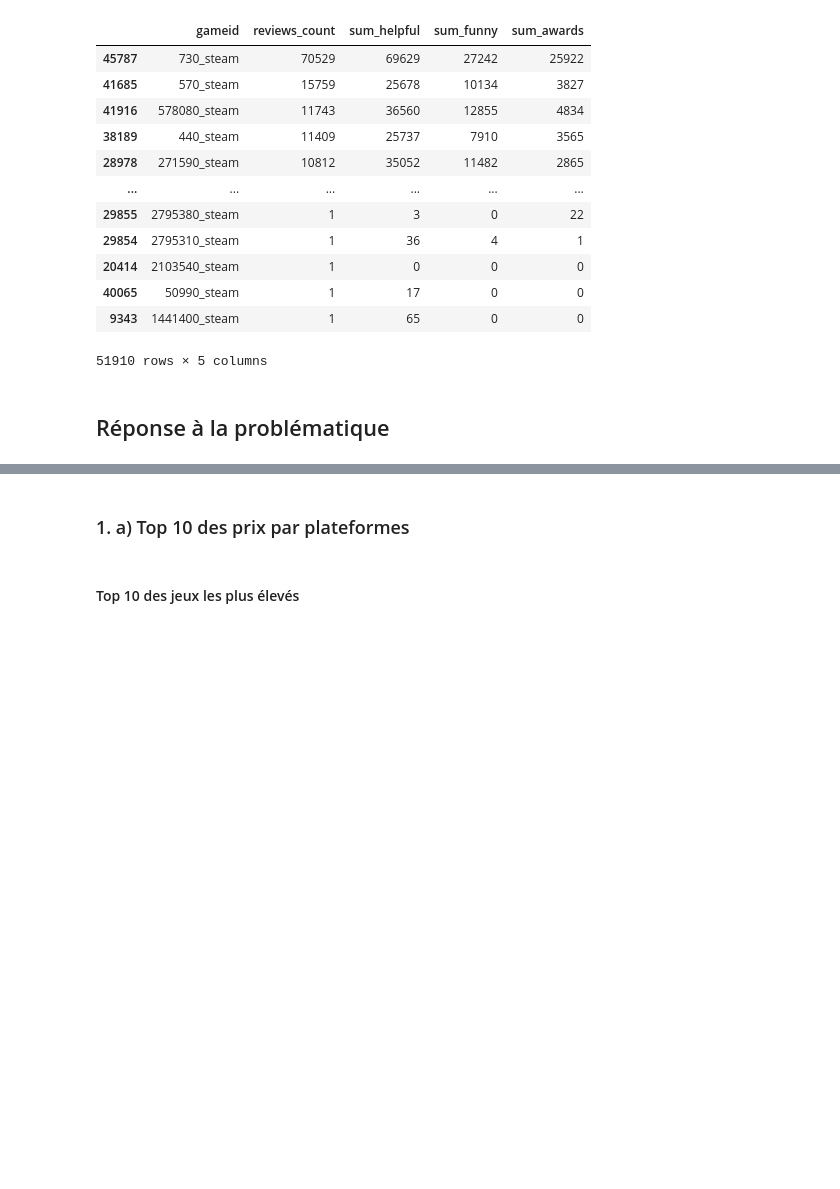
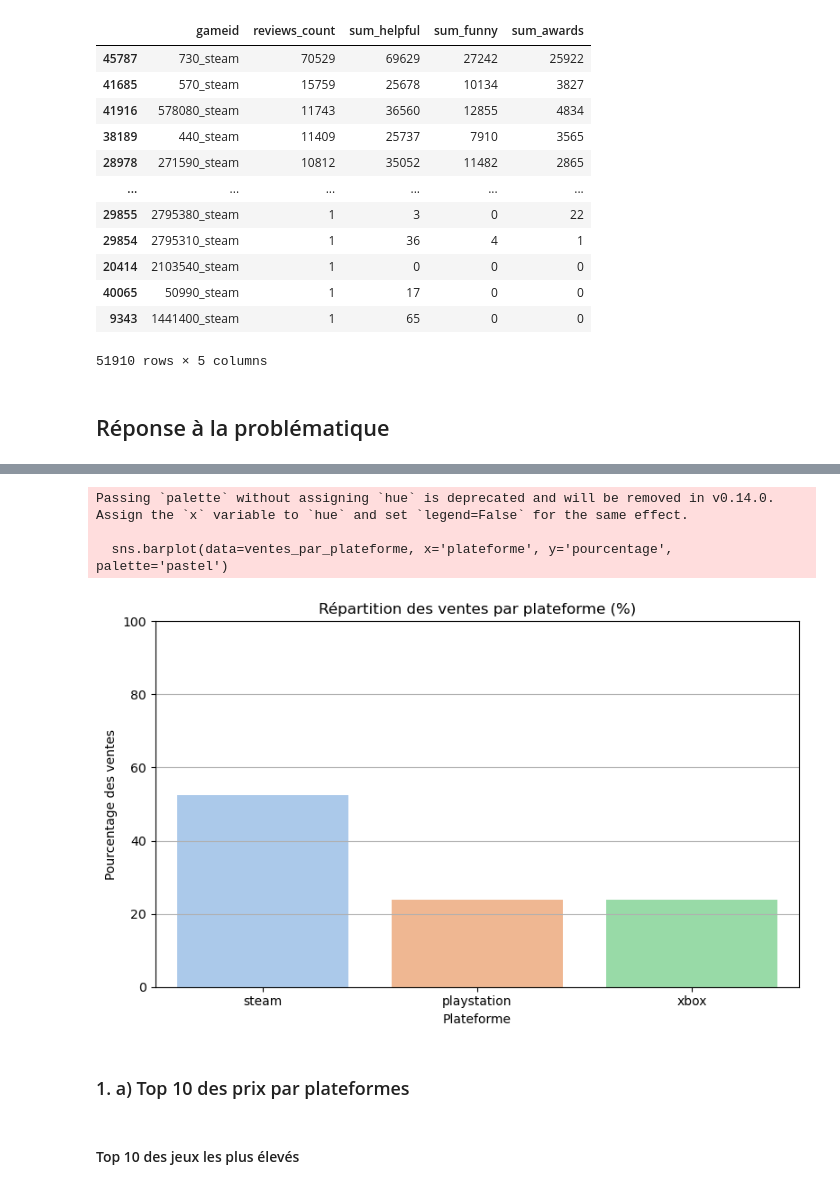
Before and after one commit to isanyams/projet-jeux-video, a Jupyter notebook: projet_jeux_videos_final_isa.ipynb, the cells around one changed output, grey strips where cells are left out. Saved outputs shown, nothing was run; the diff lists cells and outputs as text; code cells hidden in the pictures; blank space fills up the shorter version.

```diff
--- a/projet_jeux_videos_final_isa.ipynb
+++ b/projet_jeux_videos_final_isa.ipynb
@@ -551,0 +801,18 @@ most_reviewed_games.to_csv('clean_data/most_reviewed_games.csv')
+# %%
+import matplotlib.pyplot as plt
+import seaborn as sns
+
+plt.figure(figsize=(8, 5))
+sns.barplot(data=ventes_par_plateforme, x='plateforme', y='pourcentage', palette='pastel')
+plt.title("Répartition des ventes par plateforme (%)")
+plt.xlabel("Plateforme")
+plt.ylabel("Pourcentage des ventes")
+plt.ylim(0, 100)
+plt.grid(axis='y')
+plt.tight_layout()
+plt.show()
+# %% [output]
+Passing `palette` without assigning `hue` is deprecated and will be removed in v0.14.0. Assign the `x` variable to `hue` and set `legend=False` for the same effect.
+
+  sns.barplot(data=ventes_par_plateforme, x='plateforme', y='pourcentage', palette='pastel')
+[figure, added]
```
Also changed, not shown: parts of 29 cells of this notebook.
